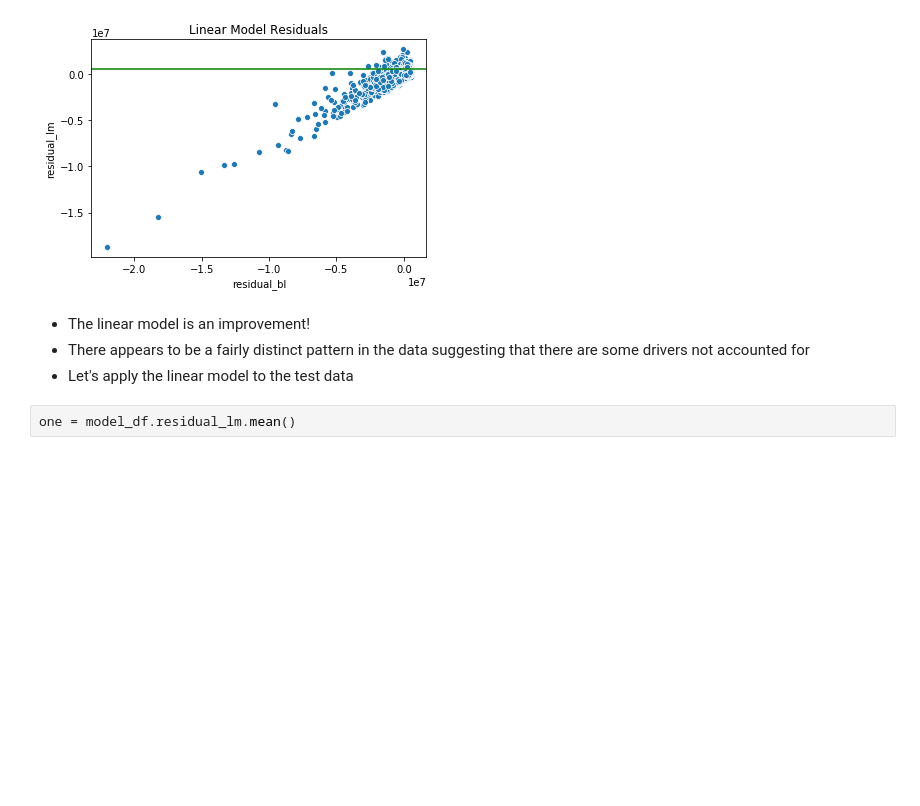
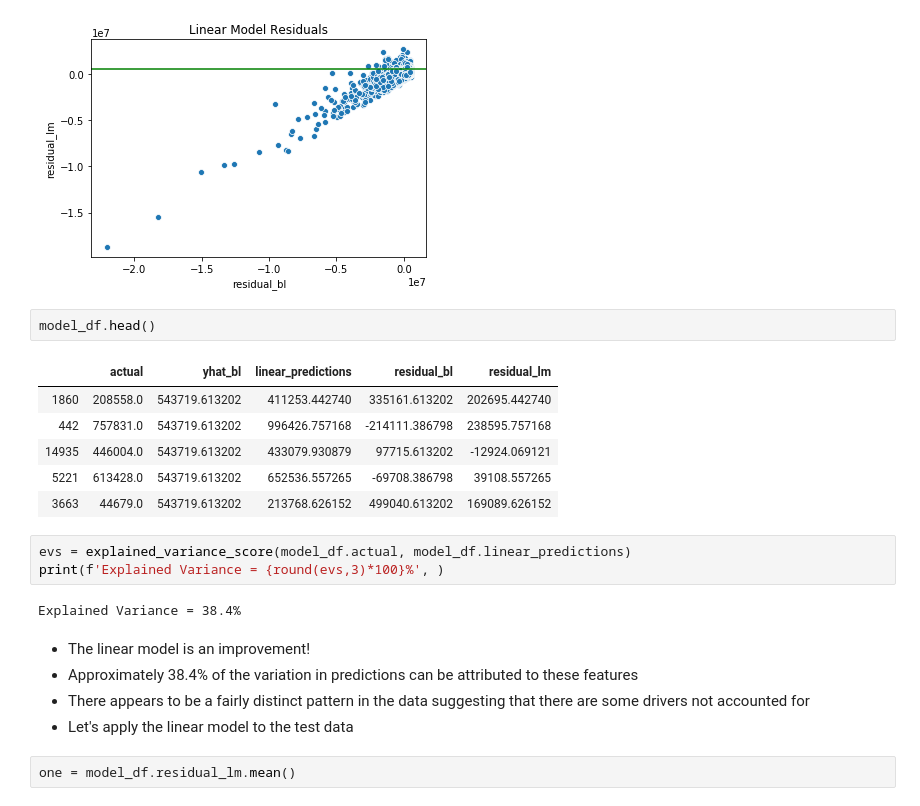
Before and after one commit to JadaShipp/ds-methodologies-exercises, a Jupyter notebook: project/zillow_final_project.ipynb, the cells around one changed output. Drawn from its saved outputs; the diff is of its cells as text; blank space fills up the shorter version.

Commit message:
Edits to the evaluation of the model

```diff
--- a/project/zillow_final_project.ipynb
+++ b/project/zillow_final_project.ipynb
@@ -359,8 +359,23 @@ plt.title('Linear Model Residuals')
 # %% [output]
 Text(0.5, 1.0, 'Linear Model Residuals')
 [figure]
+# %%
+model_df.head()
+# %% [output]
+|  | actual | yhat_bl | linear_predictions | residual_bl | residual_lm |
+| 1860 | 208558.0 | 543719.613202 | 411253.442740 | 335161.613202 | 202695.442740 |
+| 442 | 757831.0 | 543719.613202 | 996426.757168 | -214111.386798 | 238595.757168 |
+| 14935 | 446004.0 | 543719.613202 | 433079.930879 | 97715.613202 | -12924.069121 |
+| 5221 | 613428.0 | 543719.613202 | 652536.557265 | -69708.386798 | 39108.557265 |
+| 3663 | 44679.0 | 543719.613202 | 213768.626152 | 499040.613202 | 169089.626152 |
+# %%
+evs = explained_variance_score(model_df.actual, model_df.linear_predictions)
+print(f'Explained Variance = {round(evs,3)*100}%', )
+# %% [output]
+Explained Variance = 38.4%
 # %% [markdown]
 - The linear model is an improvement!
+- Approximately 38.4% of the variation in predictions can be attributed to these features
 - There appears to be a fairly distinct pattern in the data suggesting that there are some drivers not accounted for
 - Let's apply the linear model to the test data
 # %%
```
